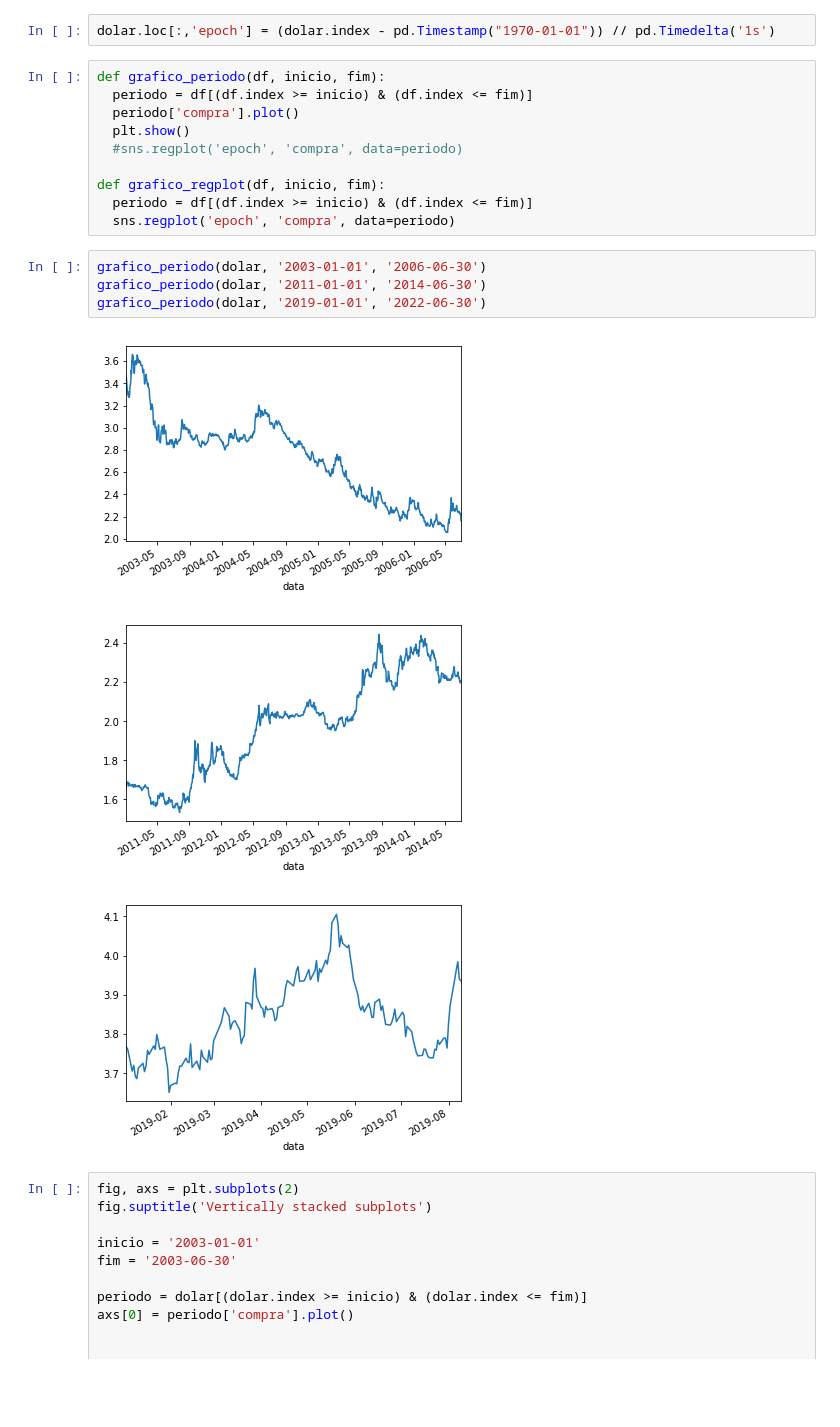
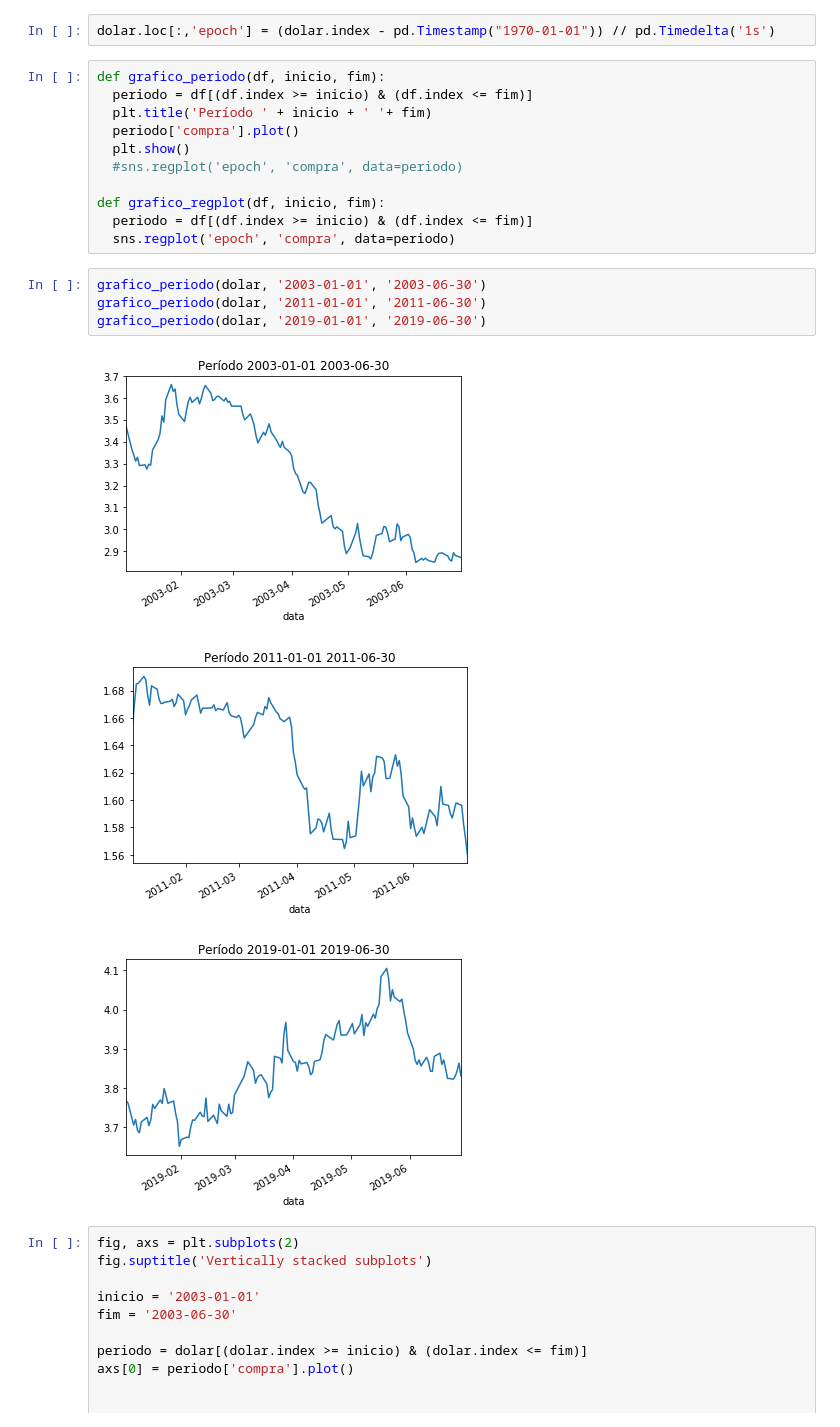
Before and after one commit to doricardo-zz/relacao-dolar-governos-brasil, a Jupyter notebook: relacao_dolar_governos_brasil.ipynb, the cells around one changed output. Drawn from its saved outputs; the diff is of its cells as text; blank space fills up the shorter version.

Commit message:
graph by period

```diff
--- a/relacao_dolar_governos_brasil.ipynb
+++ b/relacao_dolar_governos_brasil.ipynb
@@ -52,6 +51,7 @@ dolar.loc[:,'epoch'] = (dolar.index - pd.Timestamp("1970-01-01")) // pd.Timedelt
 # %%
 def grafico_periodo(df, inicio, fim):
   periodo = df[(df.index >= inicio) & (df.index <= fim)]
+  plt.title('Período ' + inicio + ' '+ fim)
   periodo['compra'].plot()
   plt.show()
   #sns.regplot('epoch', 'compra', data=periodo)
@@ -60,13 +60,13 @@ def grafico_regplot(df, inicio, fim):
   periodo = df[(df.index >= inicio) & (df.index <= fim)]
   sns.regplot('epoch', 'compra', data=periodo)
 # %%
-grafico_periodo(dolar, '2003-01-01', '2006-06-30')
-grafico_periodo(dolar, '2011-01-01', '2014-06-30')
-grafico_periodo(dolar, '2019-01-01', '2022-06-30')
+grafico_periodo(dolar, '2003-01-01', '2003-06-30')
+grafico_periodo(dolar, '2011-01-01', '2011-06-30')
+grafico_periodo(dolar, '2019-01-01', '2019-06-30')
 # %% [output]
-[figure, old version]
+[figure, new version]
-[figure, old version]
+[figure, new version]
-[figure, old version]
+[figure, new version]
 # %%
 fig, axs = plt.subplots(2)
 fig.suptitle('Vertically stacked subplots')
```
Also changed, not shown: parts of 4 cells of this notebook.
